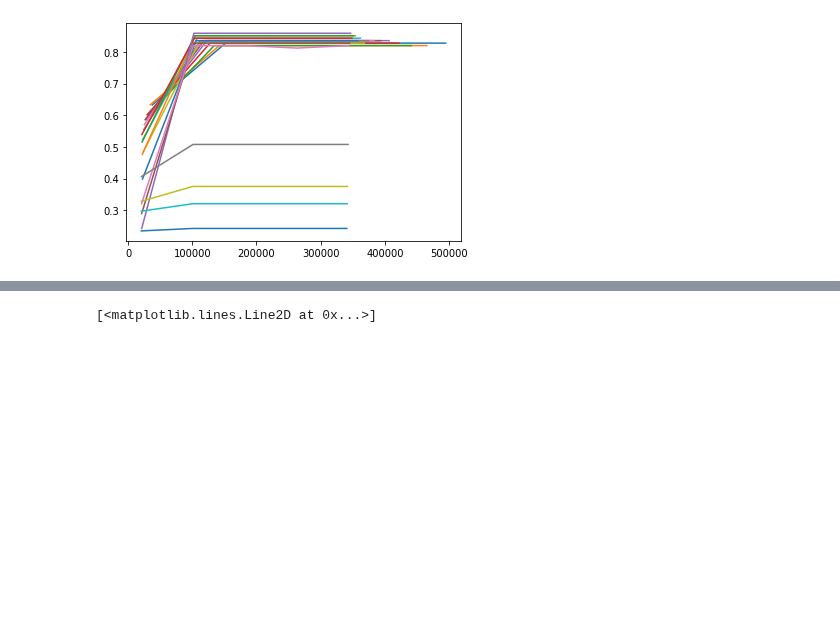
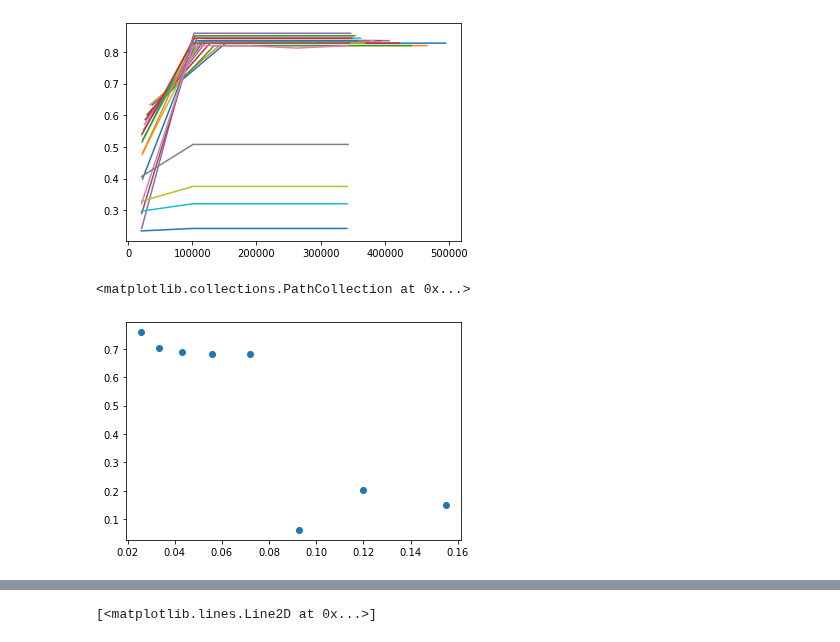
Before and after one commit to wilkieolin/phasor_networks, a Jupyter notebook: phasor model fashion.ipynb, the cells around one changed output, grey strips where cells are left out. Saved outputs shown, nothing was run; the diff lists cells and outputs as text; code cells hidden in the pictures; blank space fills up the shorter version.

```diff
--- a/phasor model fashion.ipynb
+++ b/phasor model fashion.ipynb
@@ -426,0 +429,13 @@ plt.plot(ops2.transpose(), accs.transpose())
+# %%
+restest_ys = info['true_ys']
+# %%
+restest_points = info['resolution_points']
+# %%
+all_data = [np.load("runs/resolution/cifar_dyn_batch" + str(i) +".npz")['a'] for i in range(8)]
+# %%
+res_preds = list(map(lambda x: np.mean(predict_ind(x) == restest_ys), all_data))
+# %%
+plt.scatter(restest_points[0:8], res_preds)
+# %% [output]
+<matplotlib.collections.PathCollection at 0x...>
+[figure, added]
```
Also changed, not shown: parts of 15 cells of this notebook, 7 other files.
